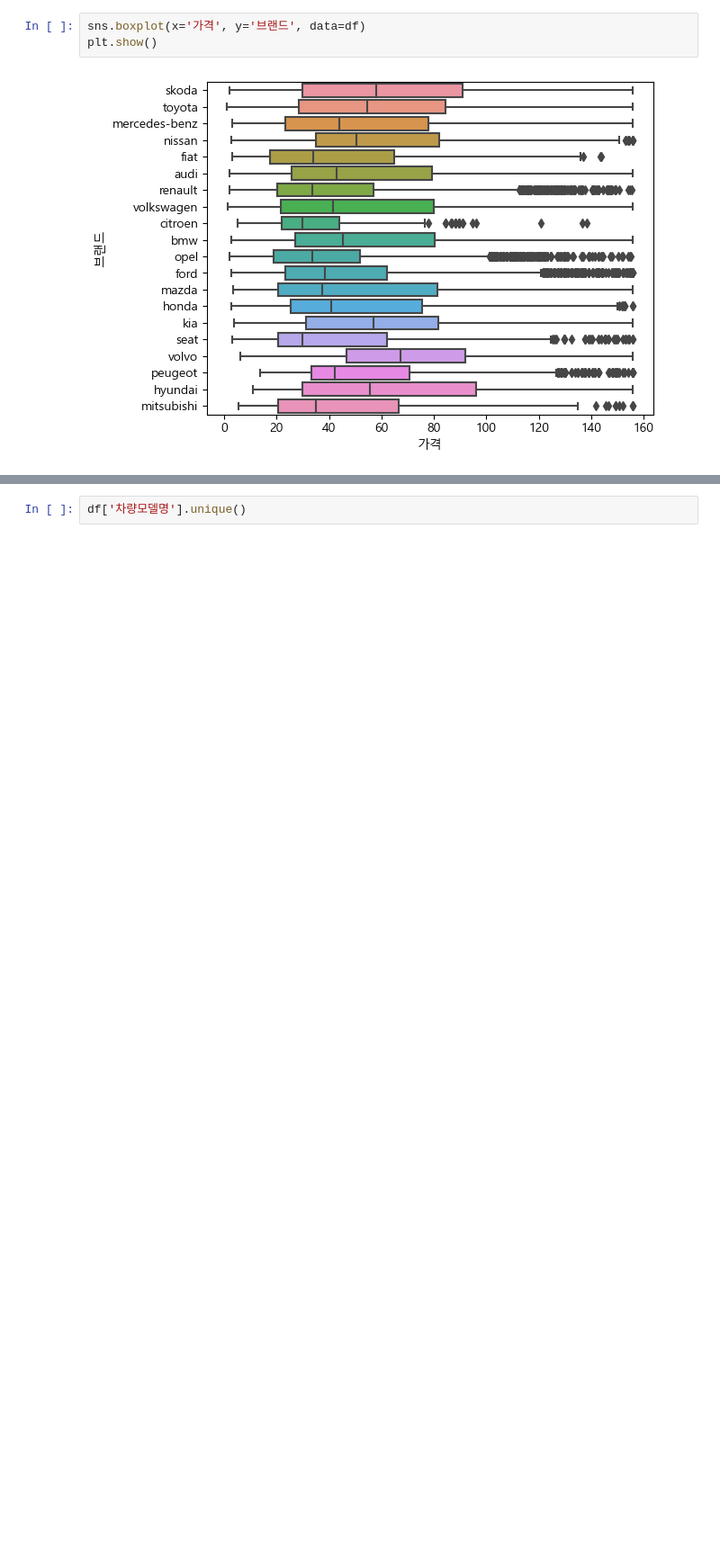
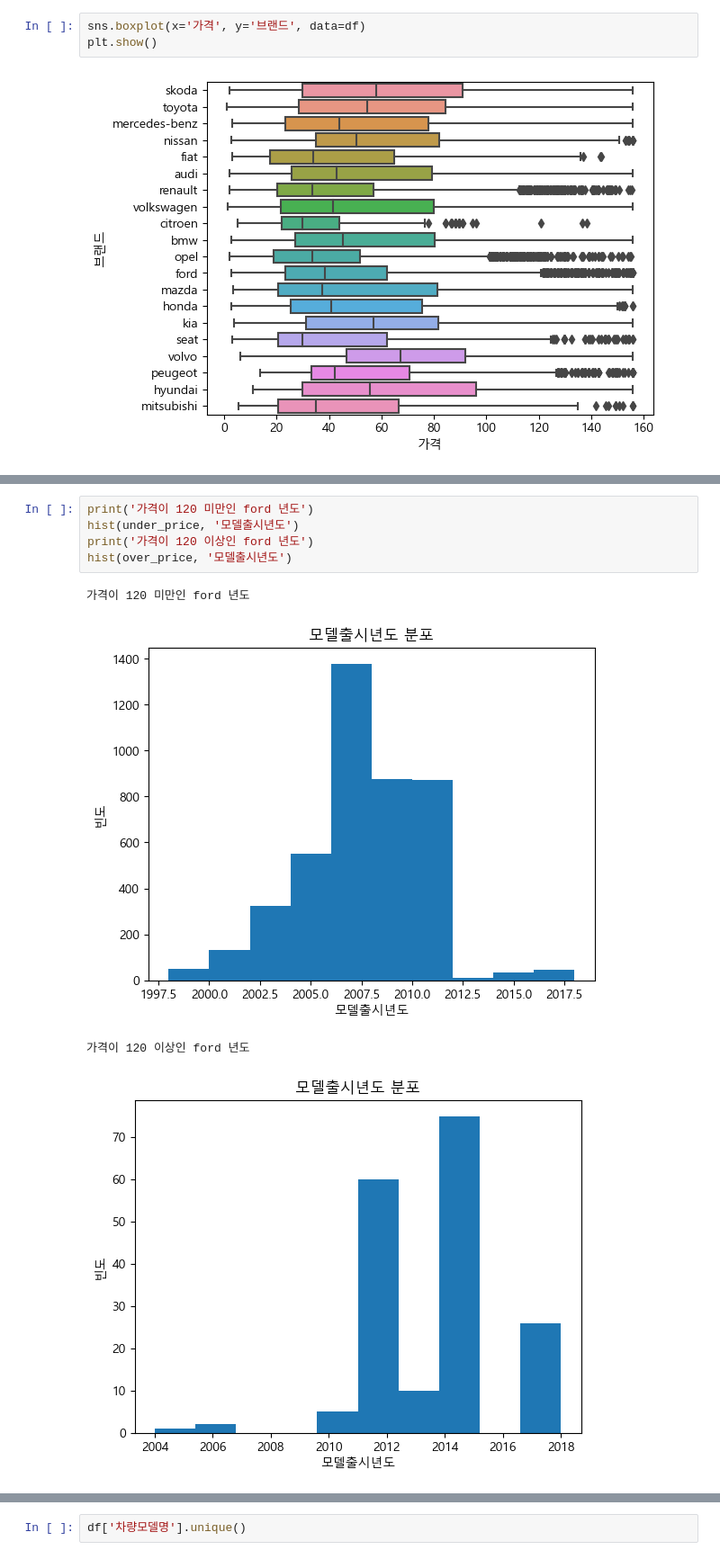
Before and after one commit to woojooc/ML_Car, a Jupyter notebook: lala/EDA/eda_oldcar_dacon.ipynb, the cells around one changed output, grey strips where cells are left out. Shown at 90% size. Cells and saved outputs as stored; diff of their text form; blank space fills up the shorter version.

```diff
--- a/lala/EDA/eda_oldcar_dacon.ipynb
+++ b/lala/EDA/eda_oldcar_dacon.ipynb
@@ -188,0 +256,10 @@ plt.show()
+# %%
+print('가격이 120 미만인 ford 년도')
+hist(under_price, '모델출시년도')
+print('가격이 120 이상인 ford 년도')
+hist(over_price, '모델출시년도')
+# %% [output]
+가격이 120 미만인 ford 년도
+[figure, added]
+가격이 120 이상인 ford 년도
+[figure, added]
```
Also changed, not shown: parts of 21 cells of this notebook, 30 other files.
